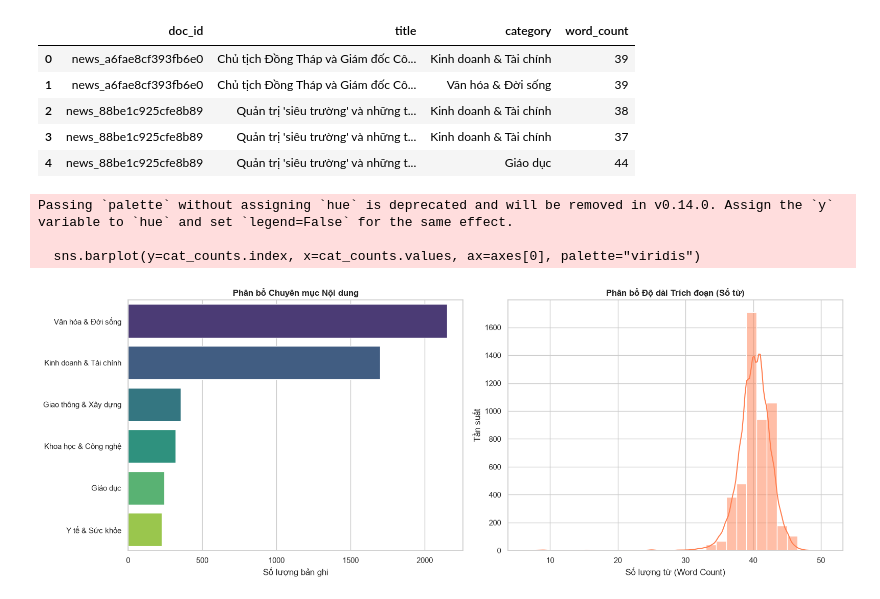
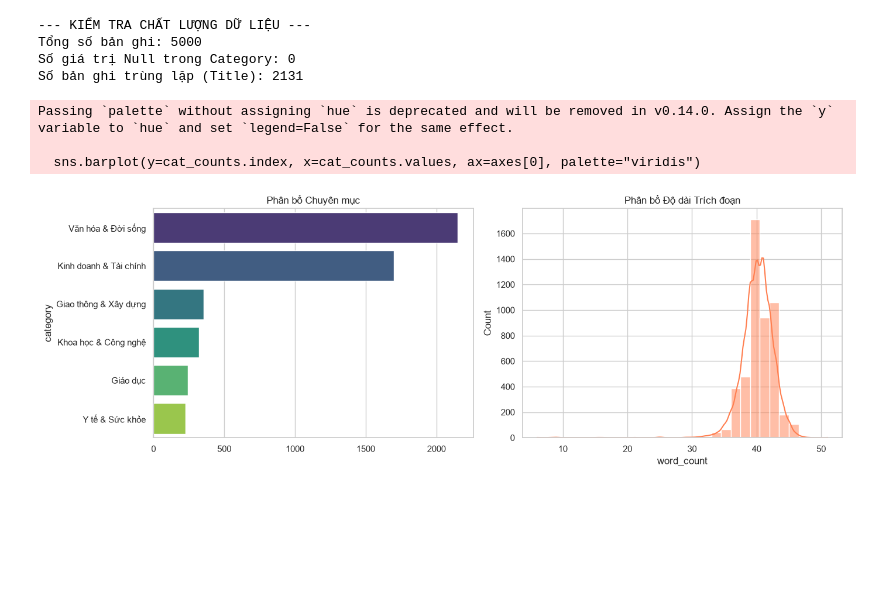
Before and after one commit to rootkind35-del/HNSW-Combined-Quantization, a Jupyter notebook: test.ipynb, the cells around one changed output. Drawn from its saved outputs; the diff is of its cells as text; code cells hidden in the pictures; blank space fills up the shorter version.

```diff
--- a/test.ipynb
+++ b/test.ipynb
@@ -14,14 +7,13 @@ import numpy as np
 import pandas as pd
 import matplotlib.pyplot as plt
 import seaborn as sns
+from sklearn.decomposition import PCA
 
-# Thiết lập đường dẫn dự án
-BASE_DIR = os.path.abspath(os.path.join(os.getcwd()))
-if BASE_DIR not in sys.path:
-    sys.path.insert(0, BASE_DIR)
+# Path setup
+BASE_DIR = os.path.abspath(os.getcwd())
+if BASE_DIR not in sys.path: sys.path.insert(0, BASE_DIR)
 sys.path.insert(0, os.path.join(BASE_DIR, "src"))
+os.makedirs(os.path.join(BASE_DIR, "assets", "figs"), exist_ok=True)
 
-# Thiết lập theme biểu đồ chuyên nghiệp
 sns.set_theme(style="whitegrid")
 plt.rcParams['figure.figsize'] = (10, 6)
-plt.rcParams['font.sans-serif'] = ['Arial', 'Segoe UI']
@@ -31,41 +20,35 @@ Tập dữ liệu hệ thống đang sử dụng là kho văn bản Báo chí v
 # %%
 # Nạp Metadata
 meta_path = os.path.join(BASE_DIR, "data", "processed", "search_index_metadata.json")
 with open(meta_path, "r", encoding="utf-8") as f:
     metadata = json.load(f)
 
 df_meta = pd.DataFrame(metadata)
 df_meta['word_count'] = df_meta['preview'].apply(lambda x: len(str(x).split()))
 
-# Hiển thị 5 dòng đầu
-display(df_meta[['doc_id', 'title', 'category', 'word_count']].head())
+print("--- KIỂM TRA CHẤT LƯỢNG DỮ LIỆU ---")
+print(f"Tổng số bản ghi: {len(df_meta)}")
+print(f"Số giá trị Null trong Category: {df_meta['category'].isnull().sum()}")
+print(f"Số bản ghi trùng lặp (Title): {df_meta.duplicated(subset=['title']).sum()}")
 
 # Trực quan hóa
-fig, axes = plt.subplots(1, 2, figsize=(16, 6))
-
-# 1. Phân bổ chuyên mục
+fig, axes = plt.subplots(1, 2, figsize=(14, 5))
 cat_counts = df_meta['category'].value_counts()
 sns.barplot(y=cat_counts.index, x=cat_counts.values, ax=axes[0], palette="viridis")
-axes[0].set_title("Phân bổ Chuyên mục Nội dung", fontweight='bold')
-axes[0].set_xlabel("Số lượng bản ghi")
-axes[0].set_ylabel("")
+axes[0].set_title("Phân bổ Chuyên mục")
 
-# 2. Phân bổ độ dài trích đoạn
 sns.histplot(df_meta['word_count'], bins=30, kde=True, ax=axes[1], color="coral")
-axes[1].set_title("Phân bổ Độ dài Trích đoạn (Số từ)", fontweight='bold')
-axes[1].set_xlabel("Số lượng từ (Word Count)")
-axes[1].set_ylabel("Tần suất")
+axes[1].set_title("Phân bổ Độ dài Trích đoạn")
 
 plt.tight_layout()
+plt.savefig(os.path.join(BASE_DIR, "assets", "figs", "eda_dist.png"), dpi=300)
 plt.show()
 # %% [output]
-|  | doc_id | title | category | word_count |
-| 0 | news_a6fae8cf393fb6e0 | Chủ tịch Đồng Tháp và Giám đốc Cô... | Kinh doanh & Tài chính | 39 |
-| 1 | news_a6fae8cf393fb6e0 | Chủ tịch Đồng Tháp và Giám đốc Cô... | Văn hóa & Đời sống | 39 |
-| 2 | news_88be1c925cfe8b89 | Quản trị 'siêu trường' và những t... | Kinh doanh & Tài chính | 38 |
-| 3 | news_88be1c925cfe8b89 | Quản trị 'siêu trường' và những t... | Kinh doanh & Tài chính | 37 |
-| 4 | news_88be1c925cfe8b89 | Quản trị 'siêu trường' và những t... | Giáo dục | 44 |
-Passing `palette` without assigning `hue` is deprecated and will be removed in v0.14.0. Assign the `y` variable to `hue` and set `legend=False` for the same effect.
-
-  sns.barplot(y=cat_counts.index, x=cat_counts.values, ax=axes[0], palette="viridis")
+--- KIỂM TRA CHẤT LƯỢNG DỮ LIỆU ---
+Tổng số bản ghi: 5000
+Số giá trị Null trong Category: 0
+Số bản ghi trùng lặp (Title): 2131
+Passing `palette` without assigning `hue` is deprecated and will be removed in v0.14.0. Assign the `y` variable to `hue` and set `legend=False` for the same effect.
+
+  sns.barplot(y=cat_counts.index, x=cat_counts.values, ax=axes[0], palette="viridis")
-[figure, old version]
+[figure, new version]
```
Also changed, not shown: parts of 11 cells of this notebook, 7 other files.
